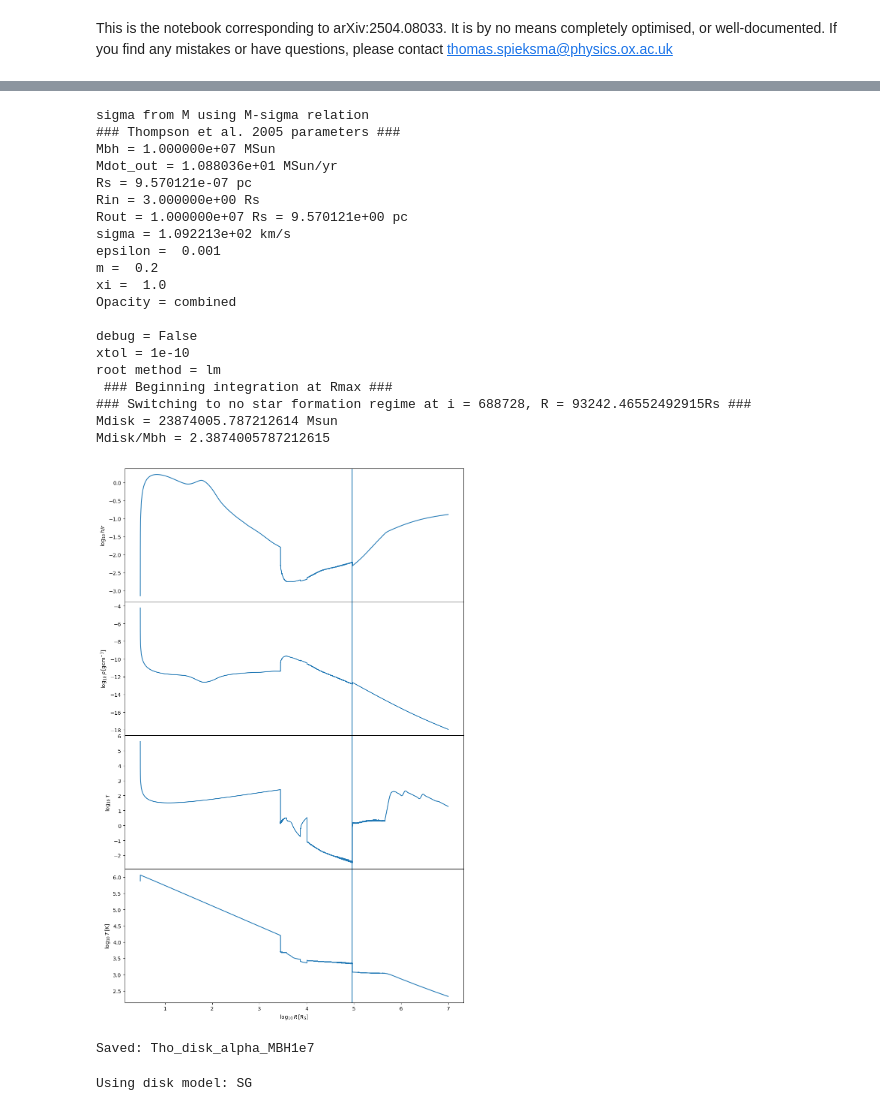
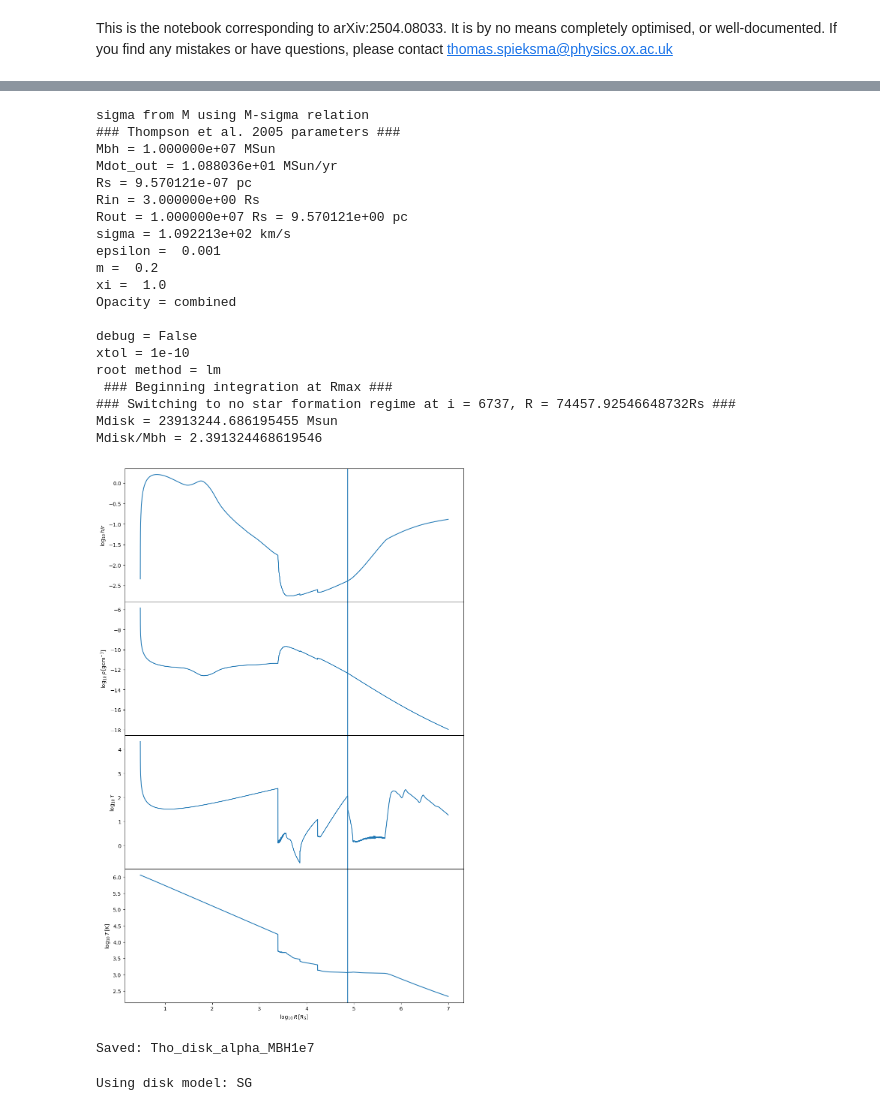
Before and after one commit to thomasspieksma/binaries-in-AGN, a Jupyter notebook: Capturing_binaries_with_AGNs.ipynb, the cells around one changed output, grey strips where cells are left out. Cells and saved outputs as stored; diff of their text form; code cells hidden in the pictures.

```diff
--- a/Capturing_binaries_with_AGNs.ipynb
+++ b/Capturing_binaries_with_AGNs.ipynb
@@ -88,38 +88,38 @@ def build_tho_disk():
     tho = Thompson.ThompsonAGN(
         Mbh=Mbh, sigma=sigma,
         epsilon=epsilon, m=m, xi=xi,
         Mdot_out=None, Rout=None, Rin=None,
         opacity=opacity
     )
-    tho.solve_disk(N=1e6)
+    tho.solve_disk(N=1e4) # For high precision runs, use 1e5 or even 1e6
     return tho
 
 # Run & save Thompson
 tho = build_tho_disk()
 tho.plot()
 save_disk(tho, "Tho_disk_alpha_MBH1e7")
 # %% [output]
 sigma from M using M-sigma relation
 ### Thompson et al. 2005 parameters ###
 Mbh = 1.000000e+07 MSun
 Mdot_out = 1.088036e+01 MSun/yr
 Rs = 9.570121e-07 pc
 Rin = 3.000000e+00 Rs
 Rout = 1.000000e+07 Rs = 9.570121e+00 pc
 sigma = 1.092213e+02 km/s
 epsilon =  0.001
 m =  0.2
 xi =  1.0
 Opacity = combined
 
 debug = False
 xtol = 1e-10
 root method = lm
  ### Beginning integration at Rmax ###
-### Switching to no star formation regime at i = 688728, R = 93242.46552492915Rs ###
-Mdisk = 23874005.787212614 Msun
-Mdisk/Mbh = 2.3874005787212615
+### Switching to no star formation regime at i = 6737, R = 74457.92546648732Rs ###
+Mdisk = 23913244.686195455 Msun
+Mdisk/Mbh = 2.391324468619546
-[figure, old version]
+[figure, new version]
 Saved: Tho_disk_alpha_MBH1e7
 # %%
 # ---- Disk Selection / load ----
```
Also changed, not shown: parts of 1 cell of this notebook, 2 other files.
